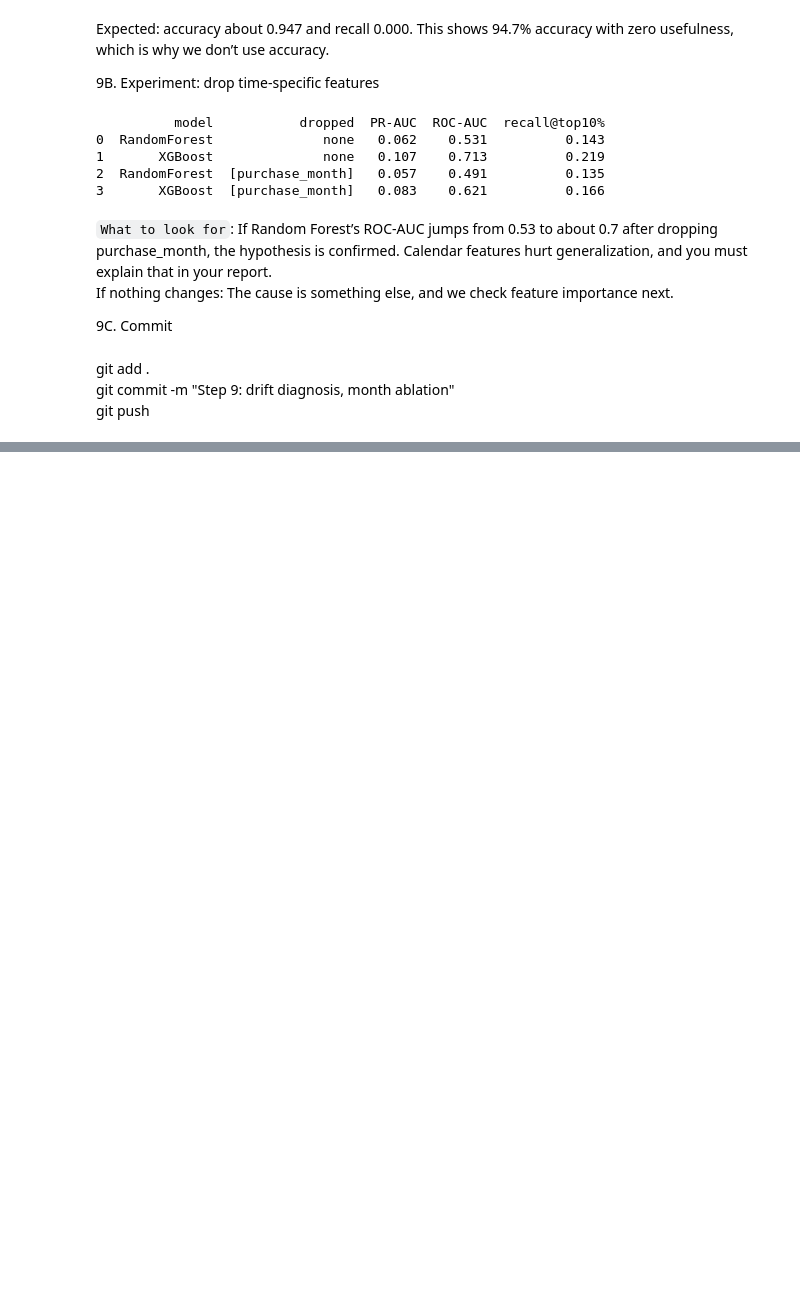
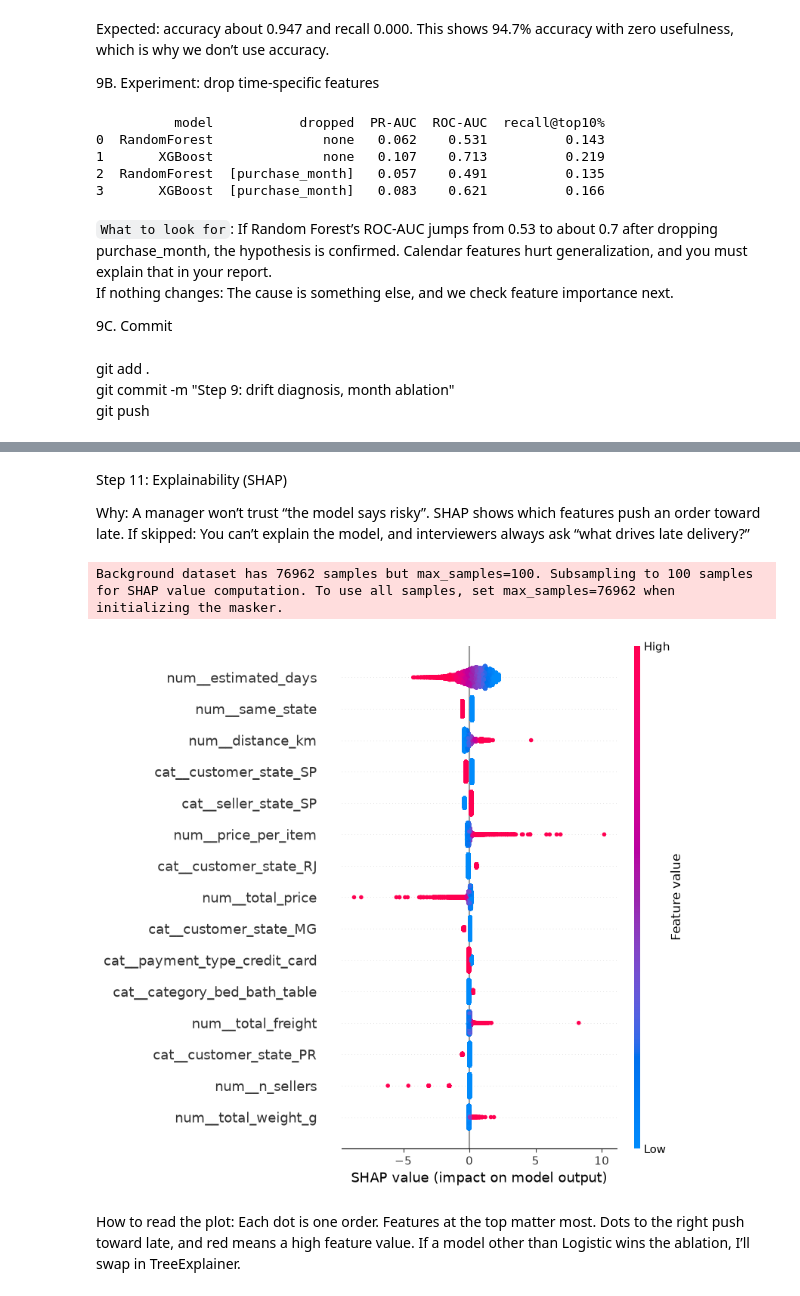
Before and after one commit to Charanksopnar/olist-delivery-prediction, a Jupyter notebook: notebooks/06_pipeline_and_baseline_models.ipynb, the cells around one changed output, grey strips where cells are left out. Saved outputs shown, nothing was run; the diff lists cells and outputs as text; code cells hidden in the pictures; blank space fills up the shorter version.

Commit message:
Step 11:SHAP explainability

```diff
--- a/notebooks/06_pipeline_and_baseline_models.ipynb
+++ b/notebooks/06_pipeline_and_baseline_models.ipynb
@@ -245,0 +338,22 @@ git push
+# %% [markdown]
+Step 11: Explainability (SHAP)
+
+Why: A manager won’t trust “the model says risky”. SHAP shows which features push an order toward late.
+If skipped: You can’t explain the model, and interviewers always ask “what drives late delivery?”
+# %%
+import shap, matplotlib.pyplot as plt
+
+prep = final.named_steps["prep"]; clf = final.named_steps["clf"]
+dense = lambda a: a.toarray() if hasattr(a, "toarray") else a
+Xtr, Xte = dense(prep.transform(X_train)), dense(prep.transform(X_test))
+names = prep.get_feature_names_out()
+
+sv = shap.LinearExplainer(clf, Xtr)(Xte)
+shap.summary_plot(sv.values, Xte, feature_names=names, max_display=15, show=False)
+plt.savefig("../reports/figures/05_shap.png", dpi=150, bbox_inches="tight")
+plt.show()
+# %% [output]
+Background dataset has 76962 samples but max_samples=100. Subsampling to 100 samples for SHAP value computation. To use all samples, set max_samples=76962 when initializing the masker.
+[figure, added]
+# %% [markdown]
+How to read the plot: Each dot is one order. Features at the top matter most. Dots to the right push toward late, and red means a high feature value. If a model other than Logistic wins the ablation, I’ll swap in TreeExplainer.
```
Also changed, not shown: parts of 7 cells of this notebook, 3 other files.
